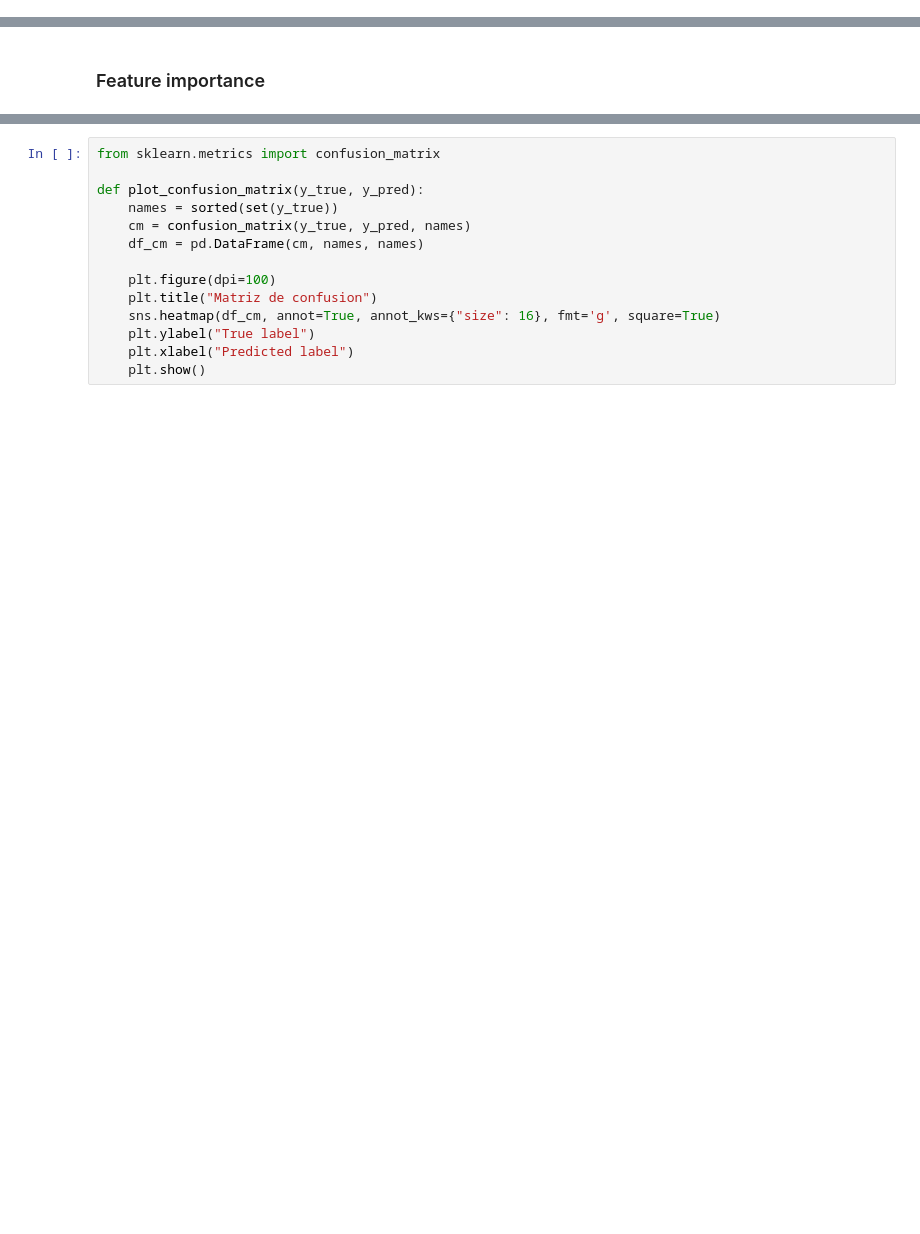
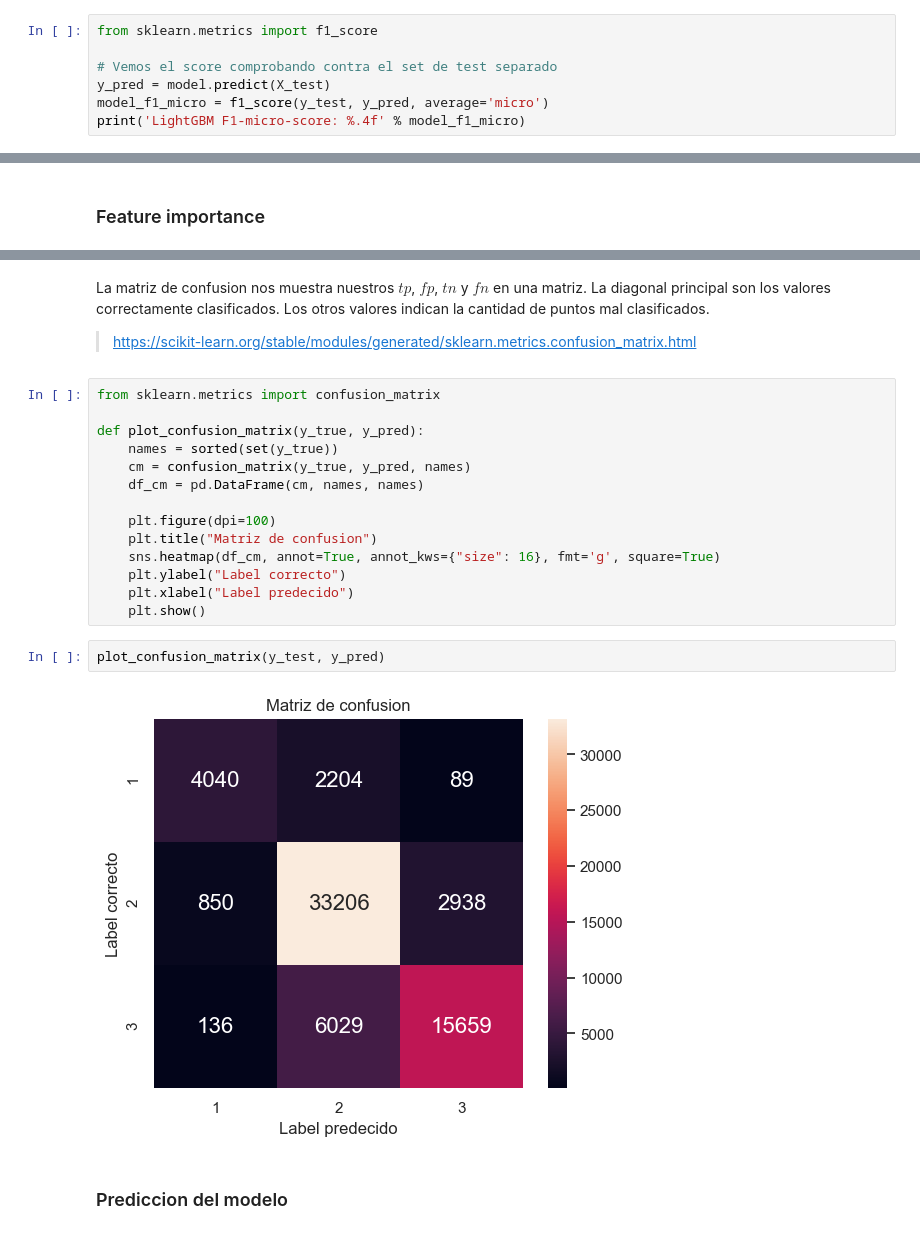
Before and after one commit to FacuMastri/richters-predictor-earthquake, a Jupyter notebook: tp2/RandomForest.ipynb, the cells around one changed output, grey strips where cells are left out. Saved outputs shown, nothing was run; the diff lists cells and outputs as text; blank space fills up the shorter version.

```diff
--- a/tp2/RandomForest.ipynb
+++ b/tp2/RandomForest.ipynb
@@ -115,0 +130,7 @@ model.best_params_
+# %%
+from sklearn.metrics import f1_score
+
+# Vemos el score comprobando contra el set de test separado
+y_pred = model.predict(X_test)
+model_f1_micro = f1_score(y_test, y_pred, average='micro')
+print('LightGBM F1-micro-score: %.4f' % model_f1_micro)
@@ -130,3 +162,6 @@ plt.show()
+# %% [markdown]
+La matriz de confusion nos muestra nuestros $tp$, $fp$, $tn$ y $fn$ en una matriz. La diagonal principal son los valores correctamente clasificados. Los otros valores indican la cantidad de puntos mal clasificados.
+> https://scikit-learn.org/stable/modules/generated/sklearn.metrics.confusion_matrix.html
 # %%
 from sklearn.metrics import confusion_matrix
 
@@ -138,6 +173,12 @@ def plot_confusion_matrix(y_true, y_pred):
     plt.figure(dpi=100)
     plt.title("Matriz de confusion")
     sns.heatmap(df_cm, annot=True, annot_kws={"size": 16}, fmt='g', square=True)
-    plt.ylabel("True label")
-    plt.xlabel("Predicted label")
+    plt.ylabel("Label correcto")
+    plt.xlabel("Label predecido")
     plt.show()
+# %%
+plot_confusion_matrix(y_test, y_pred)
+# %% [output]
+[figure, added]
+# %% [markdown]
+### Prediccion del modelo
```
Also changed, not shown: parts of 15 cells of this notebook, 4 other files.
